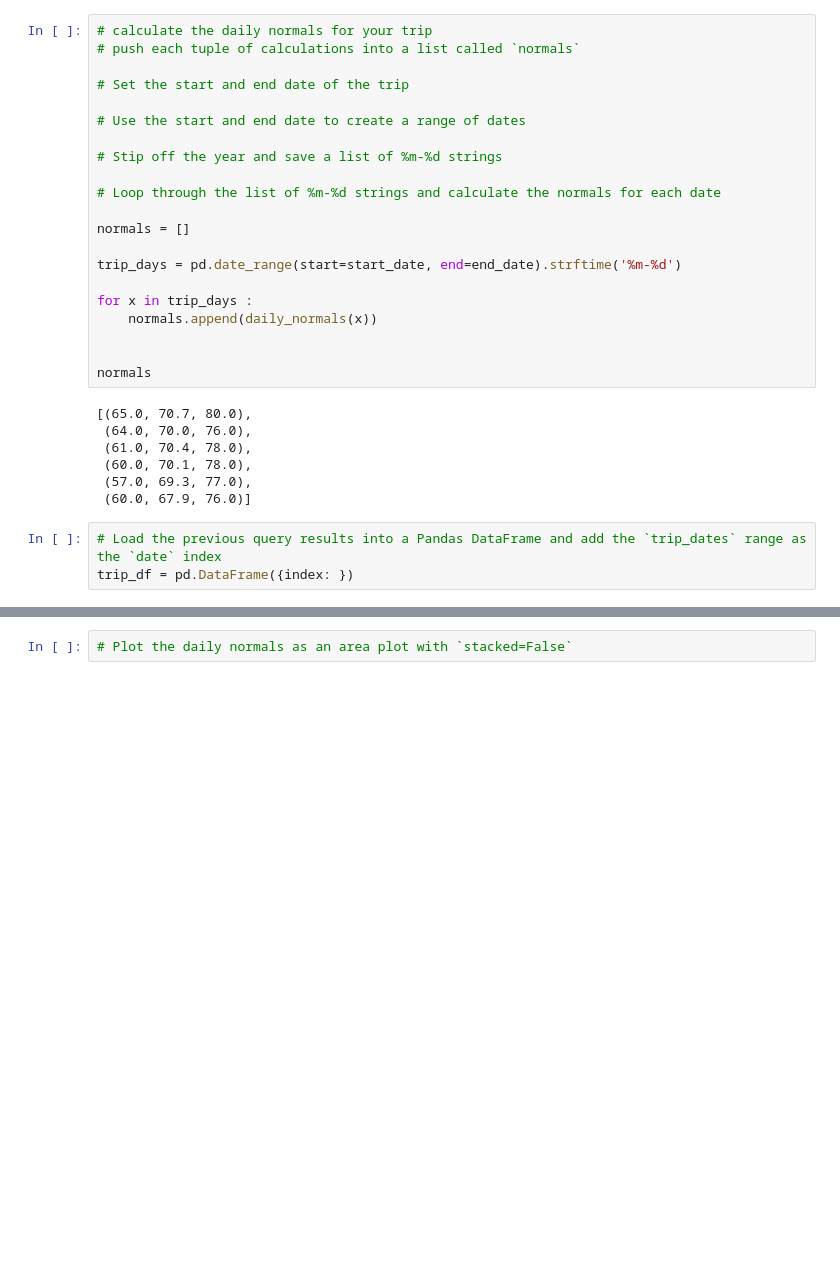
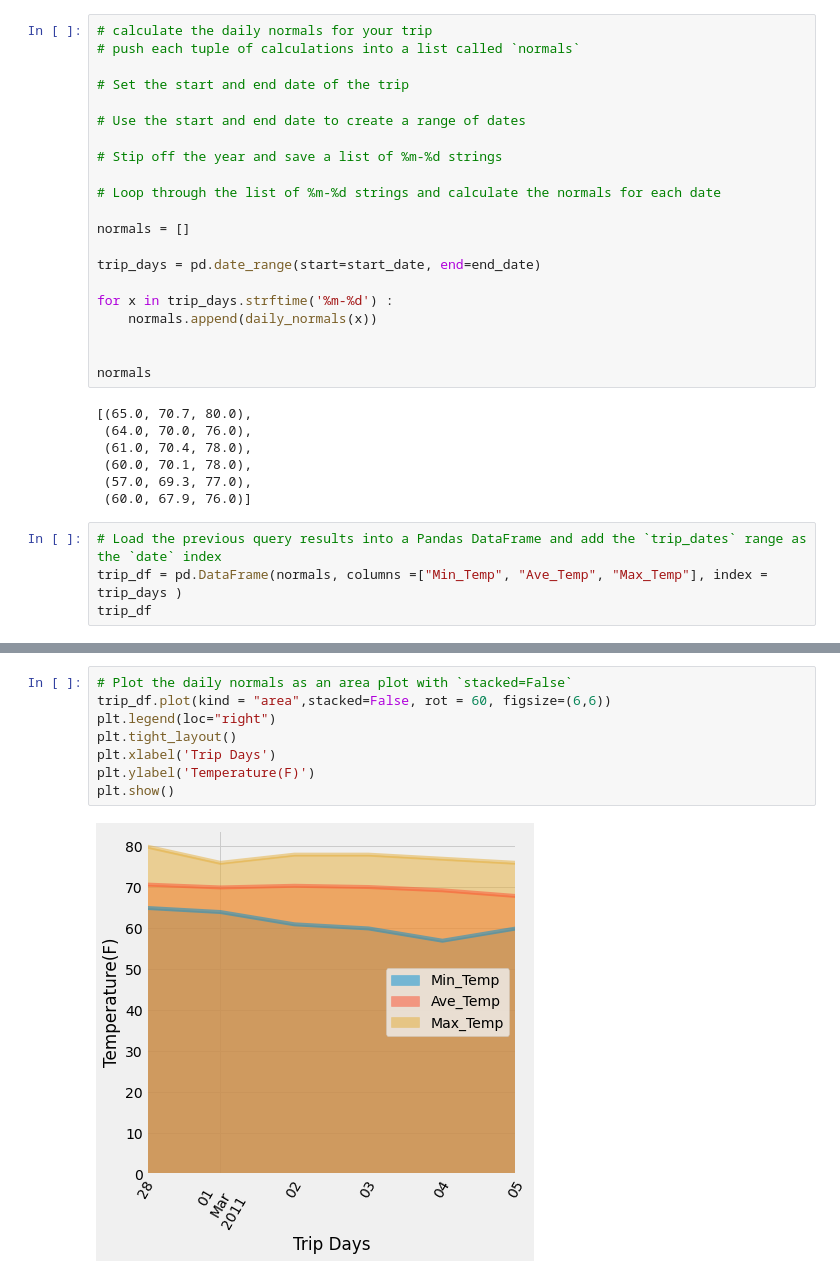
Before and after one commit to mmarange/sqlalchemy-challenge, a Jupyter notebook: 02-Case-Assignment/climate_starter.ipynb, the cells around one changed output, grey strips where cells are left out. Drawn from its saved outputs; the diff is of its cells as text; blank space fills up the shorter version.

```diff
--- a/02-Case-Assignment/climate_starter.ipynb
+++ b/02-Case-Assignment/climate_starter.ipynb
@@ -375,9 +375,9 @@ daily_normals("01-01")
 
 normals = []
 
-trip_days = pd.date_range(start=start_date, end=end_date).strftime('%m-%d')
+trip_days = pd.date_range(start=start_date, end=end_date)
 
-for x in trip_days :
+for x in trip_days.strftime('%m-%d') :
     normals.append(daily_normals(x))
 
 
@@ -391,4 +391,5 @@ normals
  (60.0, 67.9, 76.0)]
 # %%
 # Load the previous query results into a Pandas DataFrame and add the `trip_dates` range as the `date` index
-trip_df = pd.DataFrame({index: })
+trip_df = pd.DataFrame(normals, columns =["Min_Temp", "Ave_Temp", "Max_Temp"], index = trip_days )
+trip_df
@@ -395,2 +404,10 @@ trip_df = pd.DataFrame({index: })
 # %%
 # Plot the daily normals as an area plot with `stacked=False`
+trip_df.plot(kind = "area",stacked=False, rot = 60, figsize=(6,6))
+plt.legend(loc="right")
+plt.tight_layout()
+plt.xlabel('Trip Days')
+plt.ylabel('Temperature(F)')
+plt.show()
+# %% [output]
+[figure, added]
```
Also changed, not shown: parts of 1 cell of this notebook.
